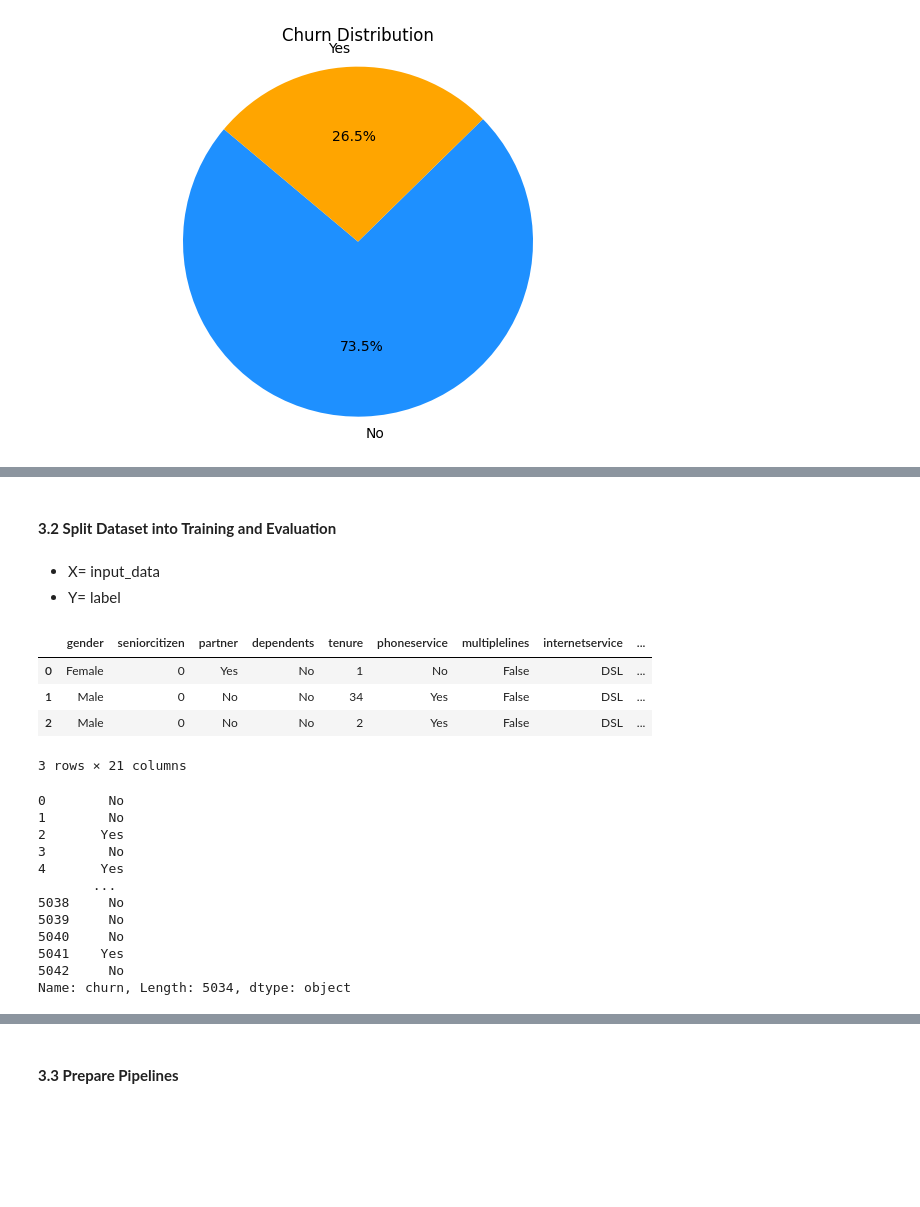
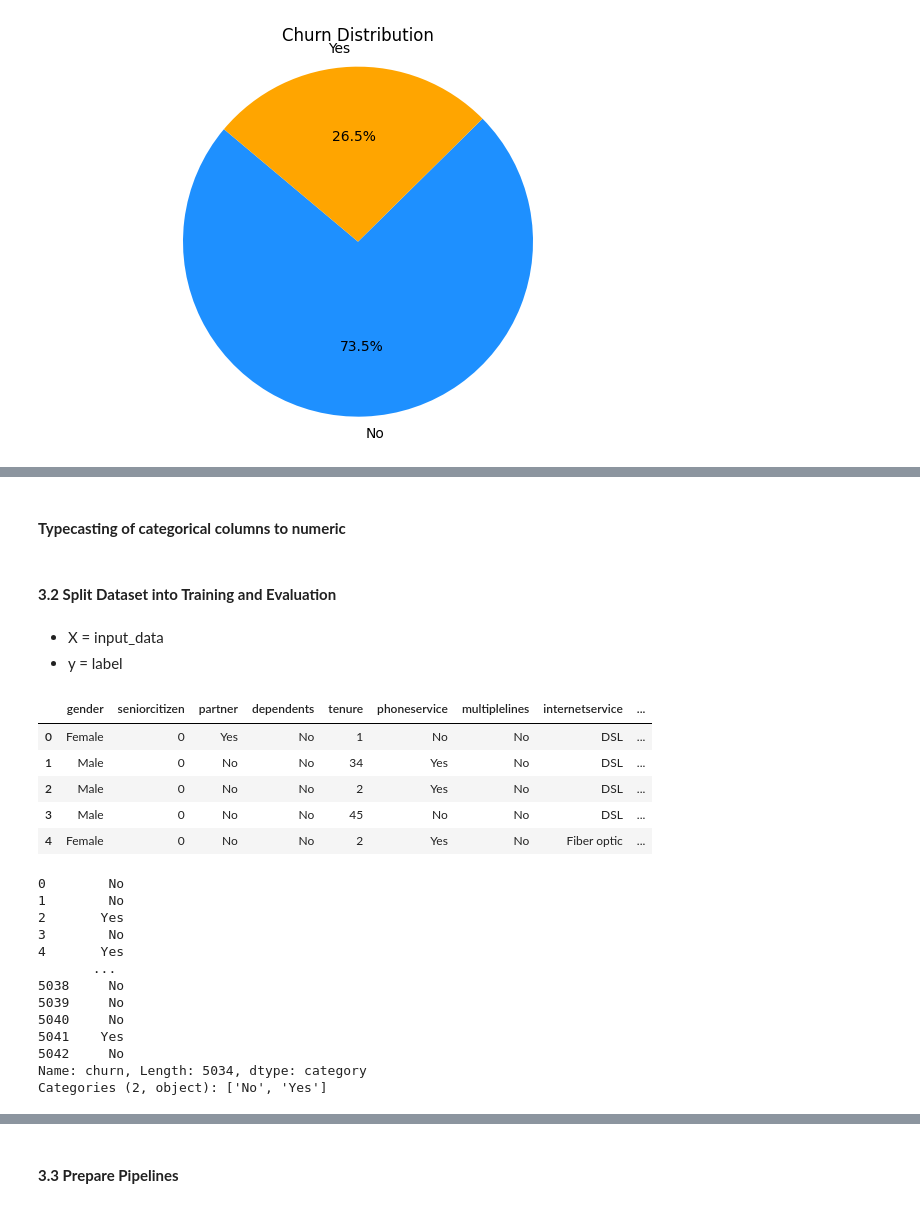
Before and after one commit to Davis-Azangu-DataAnalyst/Classification-Project-LP2, a Jupyter notebook: Notebooks/Churn_LP2.ipynb, the cells around one changed output, grey strips where cells are left out. Drawn from its saved outputs; the diff is of its cells as text; code cells hidden in the pictures; blank space fills up the shorter version.

```diff
--- a/Notebooks/Churn_LP2.ipynb
+++ b/Notebooks/Churn_LP2.ipynb
@@ -961,0 +1062,2 @@ df[columns_to_convert] = df[columns_to_convert].astype(str)
+# %% [markdown]
+#### __Typecasting of categorical columns to numeric__
@@ -962,34 +1097,33 @@ df[columns_to_convert] = df[columns_to_convert].astype(str)
 # %% [markdown]
 #### __3.2 Split Dataset into Training and Evaluation__
 # %% [markdown]
-- X= input_data
-- Y= label
+- X = input_data
+- y = label
-# %%
-X= df.drop('churn',axis=1)
-Y= df['churn']
 # %%
-X.head(3)
+X.head ()
 # %% [output]
 |  | gender | seniorcitizen | partner | dependents | tenure | phoneservice | multiplelines | internetservice | ... |
-| 0 | Female | 0 | Yes | No | 1 | No | False | DSL | ... |
-| 1 | Male | 0 | No | No | 34 | Yes | False | DSL | ... |
-| 2 | Male | 0 | No | No | 2 | Yes | False | DSL | ... |
+| 0 | Female | 0 | Yes | No | 1 | No | No | DSL | ... |
+| 1 | Male | 0 | No | No | 34 | Yes | No | DSL | ... |
+| 2 | Male | 0 | No | No | 2 | Yes | No | DSL | ... |
+| 3 | Male | 0 | No | No | 45 | No | No | DSL | ... |
+| 4 | Female | 0 | No | No | 2 | Yes | No | Fiber optic | ... |
-3 rows × 21 columns
-# %%
-Y
-# %% [output]
-0        No
-1        No
-2       Yes
-3        No
-4       Yes
-       ...
-5038     No
-5039     No
-5040     No
-5041    Yes
-5042     No
-Name: churn, Length: 5034, dtype: object
+# %%
+y
+# %% [output]
+0        No
+1        No
+2       Yes
+3        No
+4       Yes
+       ...
+5038     No
+5039     No
+5040     No
+5041    Yes
+5042     No
+Name: churn, Length: 5034, dtype: category
+Categories (2, object): ['No', 'Yes']
 # %%
 df.head(3)
 # %% [output]
```
Also changed, not shown: parts of 86 cells of this notebook.
